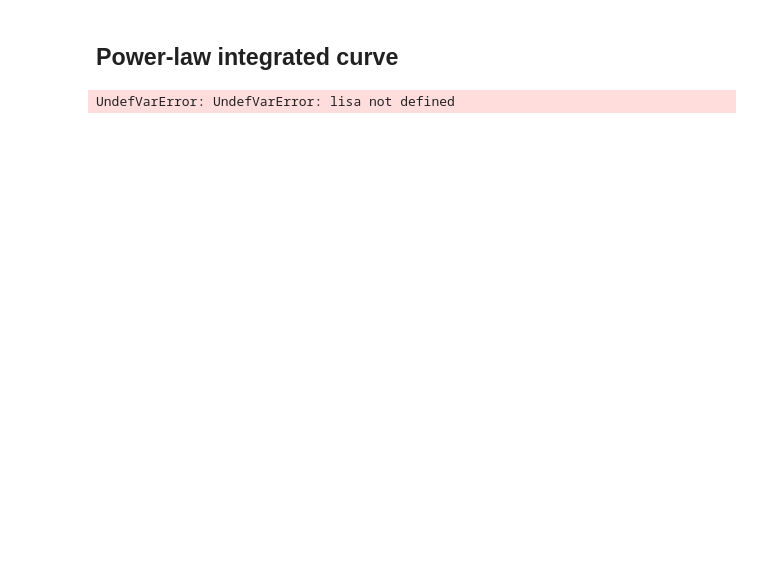
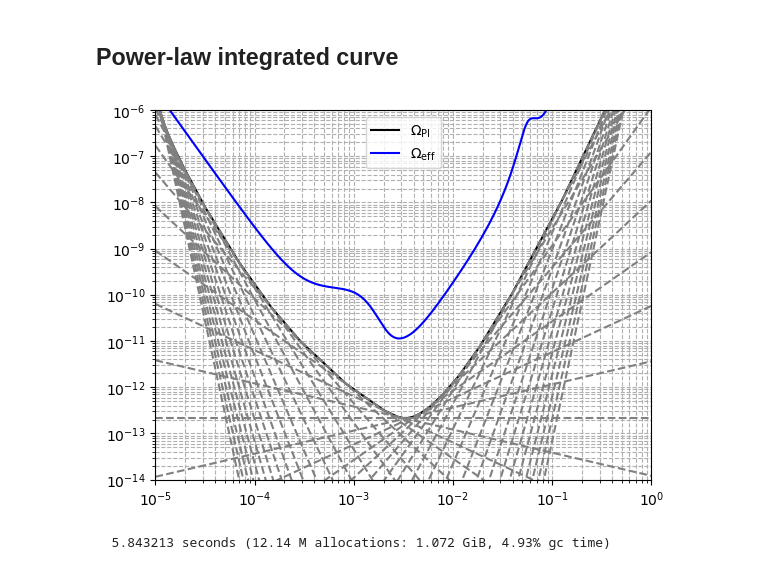
Before and after one commit to zuchengchen/GWSC.jl, a Jupyter notebook: examples/LISA.ipynb, the cells around one changed output. Cells and saved outputs as stored; diff of their text form; code cells hidden in the pictures; blank space fills up the shorter version.

```diff
--- a/examples/LISA.ipynb
+++ b/examples/LISA.ipynb
@@ -51,6 +45,7 @@ UndefVarError: UndefVarError: lisa not defined
 # %% [markdown]
 ## Power-law integrated curve
 # %%
-@time plotΩPI(lisa, plotΩeff=true, plotΩPILines=true)
+@time plotΩPI(lisa, plotΩeffQ=true, plotΩPILinesQ=true)
 # %% [output]
+[figure, added]
-UndefVarError: UndefVarError: lisa not defined
+  5.843213 seconds (12.14 M allocations: 1.072 GiB, 4.93% gc time)
```
Also changed, not shown: parts of 5 cells of this notebook, 5 other files.
